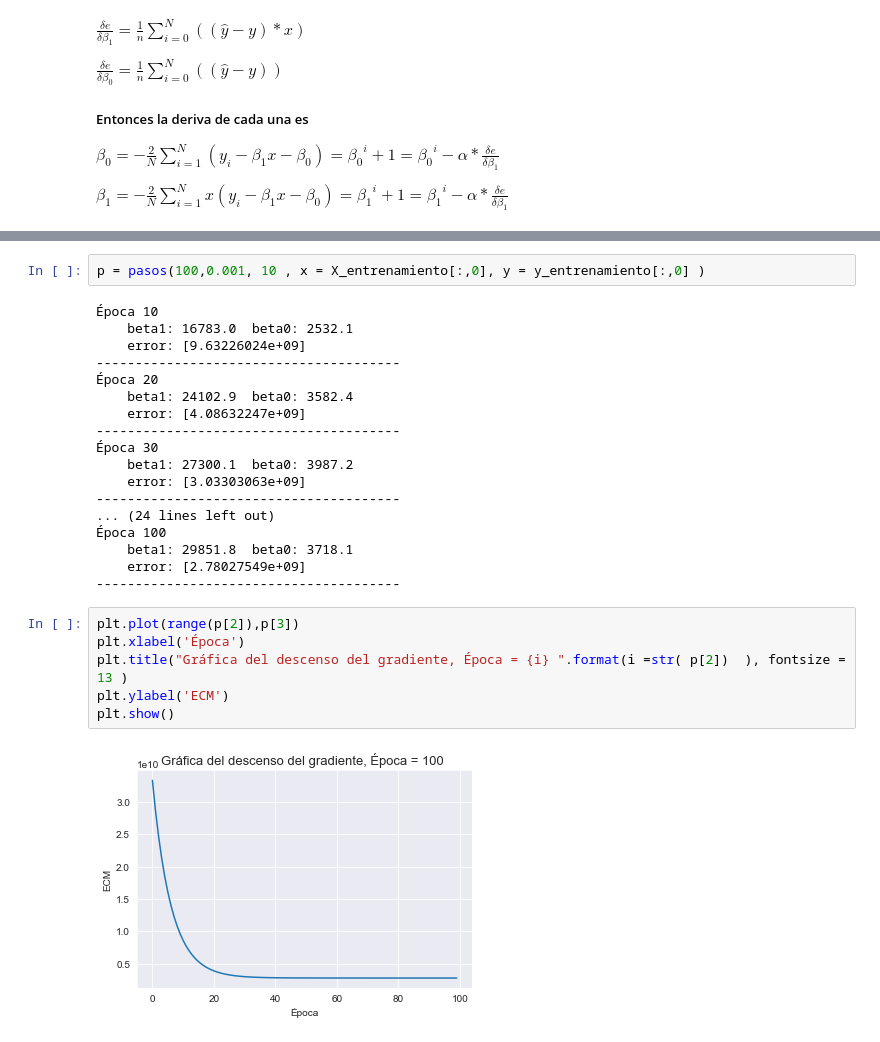
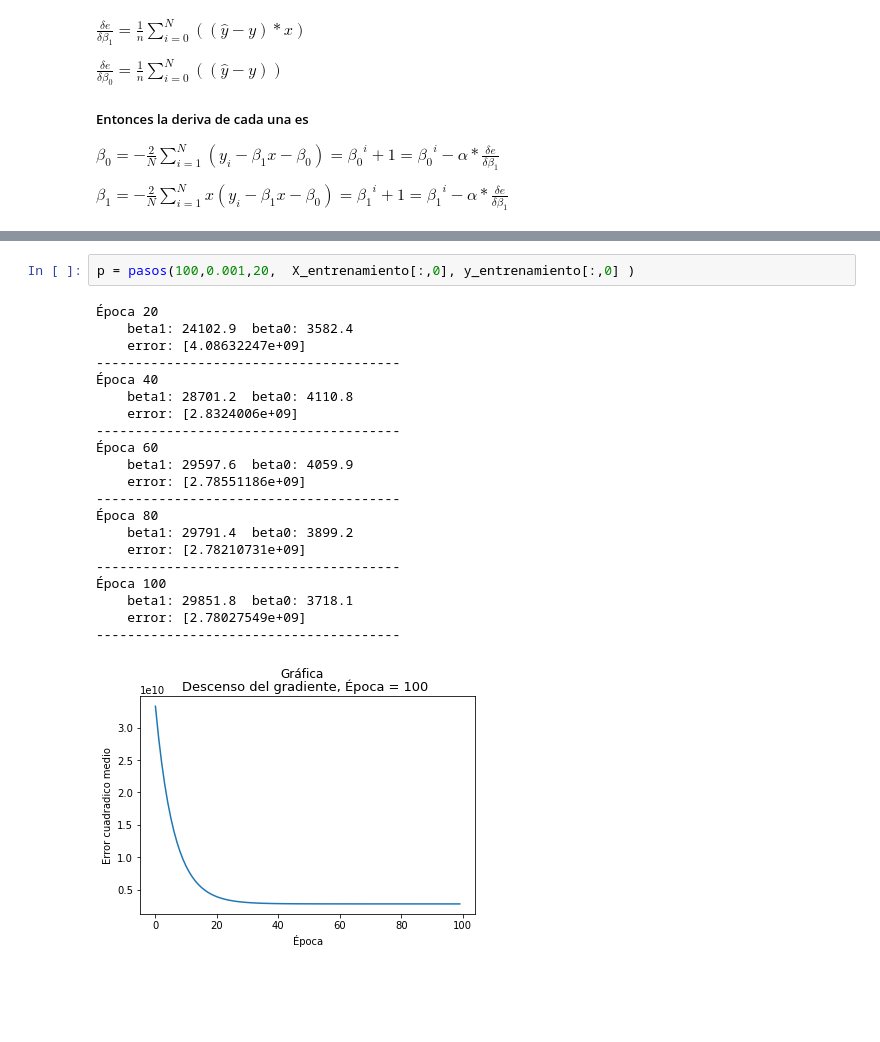
Before and after one commit to luispocon/proyecto1_regresion_lineal_programacion, a Jupyter notebook: Proyecto_1.ipynb, the cells around one changed output, grey strips where cells are left out. Cells and saved outputs as stored; diff of their text form; blank space fills up the shorter version.

```diff
--- a/Proyecto_1.ipynb
+++ b/Proyecto_1.ipynb
@@ -301,30 +254,26 @@ def pasos(epocas_, learning_rate,iteracion_epocas , x ,y   ):
 # %%
-p = pasos(100,0.001, 10 , x = X_entrenamiento[:,0], y = y_entrenamiento[:,0] )
+p = pasos(100,0.001,20,  X_entrenamiento[:,0], y_entrenamiento[:,0] )
 # %% [output]
-Época 10
-    beta1: 16783.0  beta0: 2532.1
-    error: [9.63226024e+09]
----------------------------------------
 Época 20
     beta1: 24102.9  beta0: 3582.4
     error: [4.08632247e+09]
 ---------------------------------------
-Época 30
-    beta1: 27300.1  beta0: 3987.2
-    error: [3.03303063e+09]
+Época 40
+    beta1: 28701.2  beta0: 4110.8
+    error: [2.8324006e+09]
 ---------------------------------------
-... (24 lines left out)
+Época 60
+    beta1: 29597.6  beta0: 4059.9
+    error: [2.78551186e+09]
+---------------------------------------
+Época 80
+    beta1: 29791.4  beta0: 3899.2
+    error: [2.78210731e+09]
+---------------------------------------
 Época 100
     beta1: 29851.8  beta0: 3718.1
     error: [2.78027549e+09]
 ---------------------------------------
+[figure, added]
-# %%
-plt.plot(range(p[2]),p[3])
-plt.xlabel('Época')
-plt.title("Gráfica del descenso del gradiente, Época = {i} ".format(i =str( p[2])  ), fontsize = 13 )
-plt.ylabel('ECM')
-plt.show()
-# %% [output]
-[figure, removed]
 # %%
 x_p = X_entrenamiento[:,0]
```
Also changed, not shown: parts of 32 cells of this notebook.
